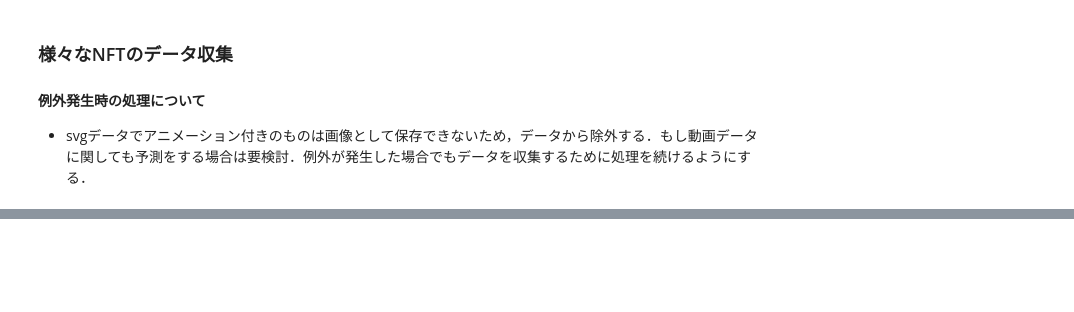
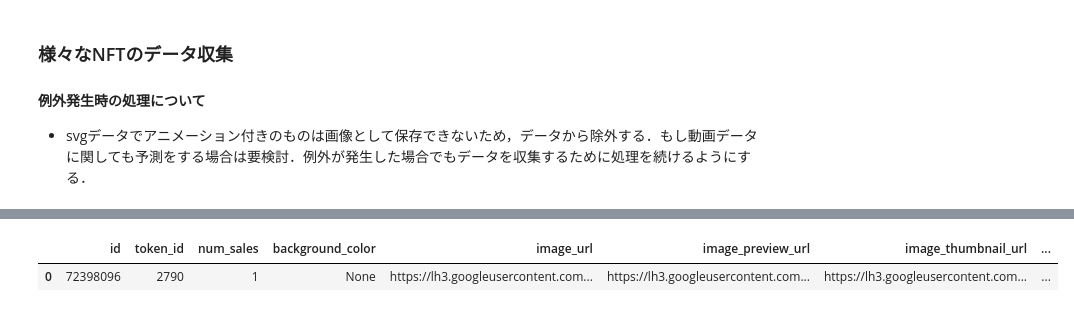
Before and after one commit to nft-appraiser/nft-appraiser-ml, a Jupyter notebook: notebooks/get_data.ipynb, the cells around one changed output, grey strips where cells are left out. Saved outputs shown, nothing was run; the diff lists cells and outputs as text; code cells hidden in the pictures; blank space fills up the shorter version.

Commit message:
rewrite get data function and test

```diff
--- a/notebooks/get_data.ipynb
+++ b/notebooks/get_data.ipynb
@@ -69,0 +75,6 @@ This function execute on test mode(automatically changes to num_loop=5).
+# %%
+df = get_data('0x0c2e57efddba8c768147d1fdf9176a0a6ebd5d83', '2790')
+df
+# %% [output]
+|  | id | token_id | num_sales | background_color | image_url | image_preview_url | image_thumbnail_url | ... |
+| 0 | 72398096 | 2790 | 1 | None | https://lh3.googleusercontent.com... | https://lh3.googleusercontent.com... | https://lh3.googleusercontent.com... | ... |
```
Also changed, not shown: parts of 3 cells of this notebook.
